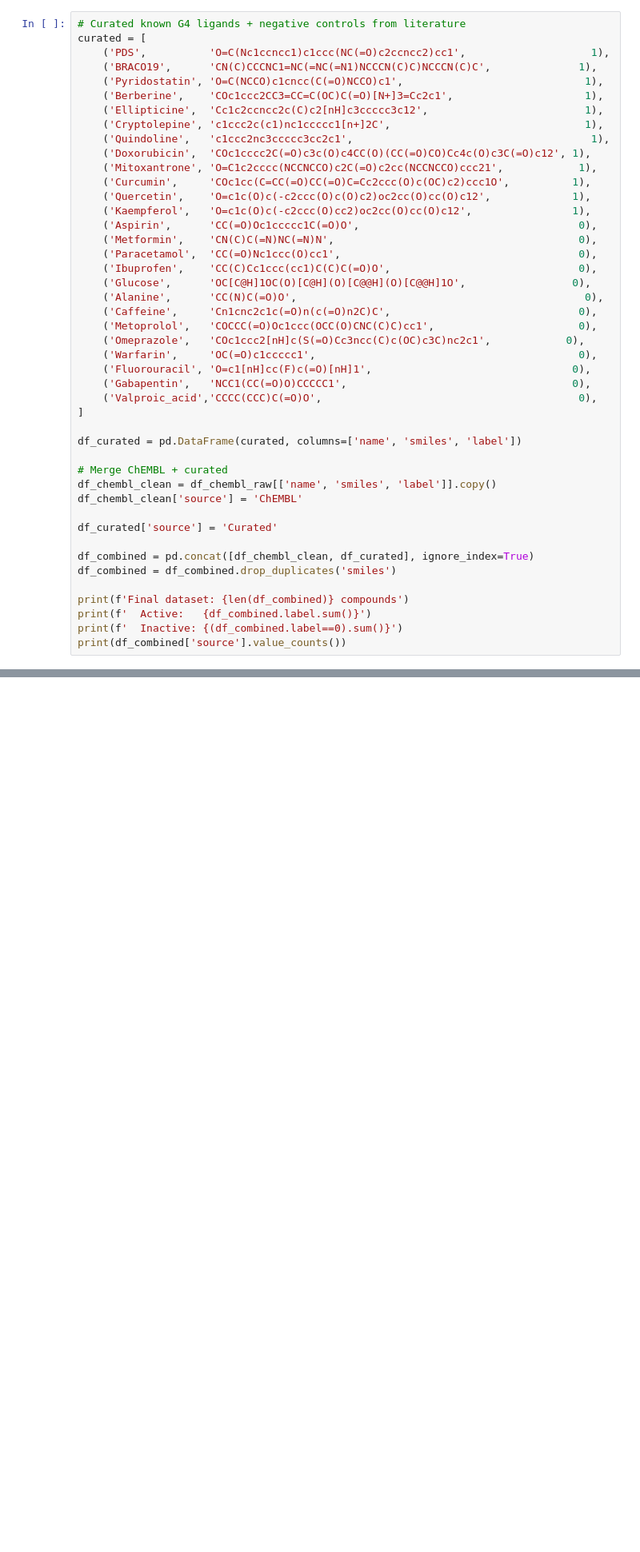
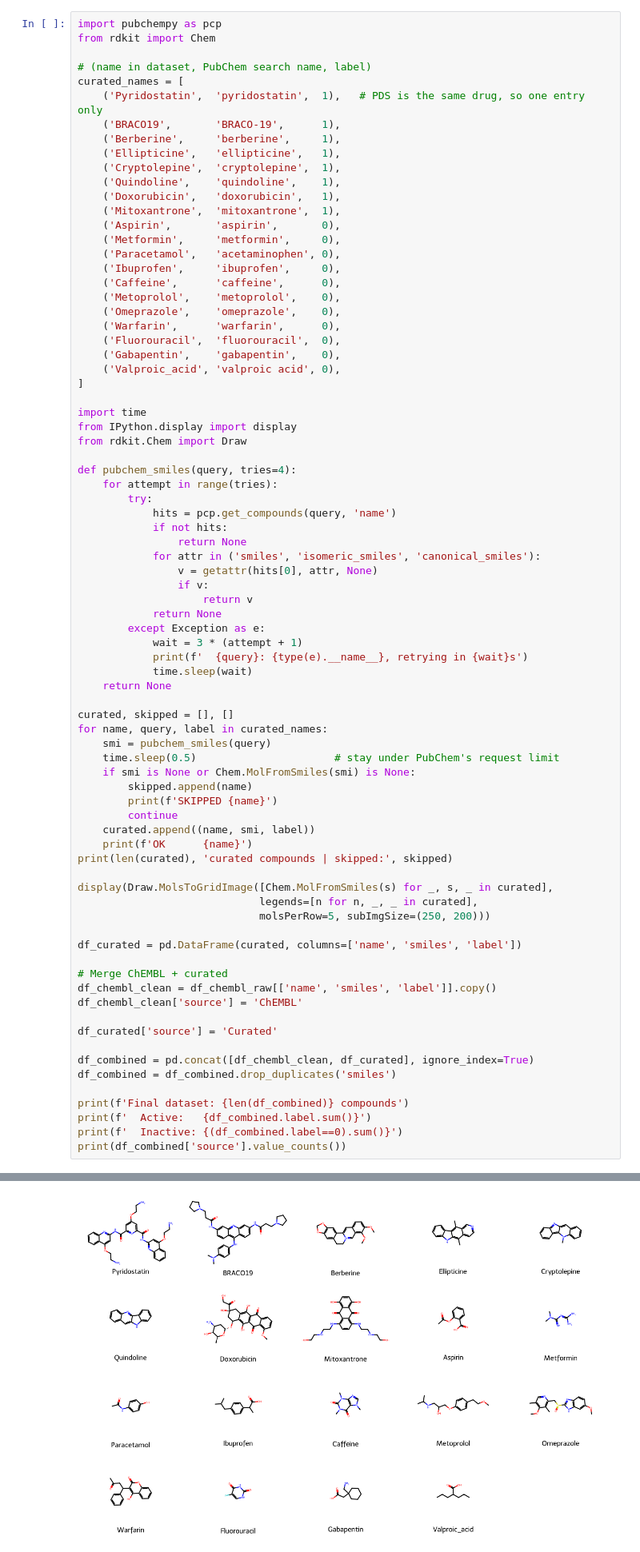
Before and after one commit to Agni-18/g4-ligand-classifier, a Jupyter notebook: g4_ligand_classifier_final.ipynb, the cells around one changed output, grey strips where cells are left out. Shown at 80% size. Drawn from its saved outputs; the diff is of its cells as text; blank space fills up the shorter version.

```diff
--- a/g4_ligand_classifier_final.ipynb
+++ b/g4_ligand_classifier_final.ipynb
@@ -77,32 +130,66 @@ After cleaning: 576 unique compounds
 # %%
-# Curated known G4 ligands + negative controls from literature
-curated = [
-    ('PDS',          'O=C(Nc1ccncc1)c1ccc(NC(=O)c2ccncc2)cc1',                    1),
-    ('BRACO19',      'CN(C)CCCNC1=NC(=NC(=N1)NCCCN(C)C)NCCCN(C)C',              1),
-    ('Pyridostatin', 'O=C(NCCO)c1cncc(C(=O)NCCO)c1',                             1),
-    ('Berberine',    'COc1ccc2CC3=CC=C(OC)C(=O)[N+]3=Cc2c1',                     1),
-    ('Ellipticine',  'Cc1c2ccncc2c(C)c2[nH]c3ccccc3c12',                         1),
-    ('Cryptolepine', 'c1ccc2c(c1)nc1ccccc1[n+]2C',                               1),
-    ('Quindoline',   'c1ccc2nc3ccccc3cc2c1',                                      1),
-    ('Doxorubicin',  'COc1cccc2C(=O)c3c(O)c4CC(O)(CC(=O)CO)Cc4c(O)c3C(=O)c12', 1),
-    ('Mitoxantrone', 'O=C1c2cccc(NCCNCCO)c2C(=O)c2cc(NCCNCCO)ccc21',            1),
-    ('Curcumin',     'COc1cc(C=CC(=O)CC(=O)C=Cc2ccc(O)c(OC)c2)ccc1O',          1),
-    ('Quercetin',    'O=c1c(O)c(-c2ccc(O)c(O)c2)oc2cc(O)cc(O)c12',             1),
-    ('Kaempferol',   'O=c1c(O)c(-c2ccc(O)cc2)oc2cc(O)cc(O)c12',                1),
-    ('Aspirin',      'CC(=O)Oc1ccccc1C(=O)O',                                   0),
-    ('Metformin',    'CN(C)C(=N)NC(=N)N',                                       0),
-    ('Paracetamol',  'CC(=O)Nc1ccc(O)cc1',                                      0),
-    ('Ibuprofen',    'CC(C)Cc1ccc(cc1)C(C)C(=O)O',                              0),
-    ('Glucose',      'OC[C@H]1OC(O)[C@H](O)[C@@H](O)[C@@H]1O',                 0),
-    ('Alanine',      'CC(N)C(=O)O',                                              0),
-    ('Caffeine',     'Cn1cnc2c1c(=O)n(c(=O)n2C)C',                              0),
-    ('Metoprolol',   'COCCC(=O)Oc1ccc(OCC(O)CNC(C)C)cc1',                       0),
-    ('Omeprazole',   'COc1ccc2[nH]c(S(=O)Cc3ncc(C)c(OC)c3C)nc2c1',            0),
-    ('Warfarin',     'OC(=O)c1ccccc1',                                          0),
-    ('Fluorouracil', 'O=c1[nH]cc(F)c(=O)[nH]1',                                0),
-    ('Gabapentin',   'NCC1(CC(=O)O)CCCCC1',                                    0),
-    ('Valproic_acid','CCCC(CCC)C(=O)O',                                         0),
+import pubchempy as pcp
+from rdkit import Chem
+
+# (name in dataset, PubChem search name, label)
+curated_names = [
+    ('Pyridostatin',  'pyridostatin',  1),   # PDS is the same drug, so one entry only
+    ('BRACO19',       'BRACO-19',      1),
+    ('Berberine',     'berberine',     1),
+    ('Ellipticine',   'ellipticine',   1),
+    ('Cryptolepine',  'cryptolepine',  1),
+    ('Quindoline',    'quindoline',    1),
+    ('Doxorubicin',   'doxorubicin',   1),
+    ('Mitoxantrone',  'mitoxantrone',  1),
+    ('Aspirin',       'aspirin',       0),
+    ('Metformin',     'metformin',     0),
+    ('Paracetamol',   'acetaminophen', 0),
+    ('Ibuprofen',     'ibuprofen',     0),
+    ('Caffeine',      'caffeine',      0),
+    ('Metoprolol',    'metoprolol',    0),
+    ('Omeprazole',    'omeprazole',    0),
+    ('Warfarin',      'warfarin',      0),
+    ('Fluorouracil',  'fluorouracil',  0),
+    ('Gabapentin',    'gabapentin',    0),
+    ('Valproic_acid', 'valproic acid', 0),
 ]
+
+import time
+from IPython.display import display
+from rdkit.Chem import Draw
+
+def pubchem_smiles(query, tries=4):
+    for attempt in range(tries):
+        try:
+            hits = pcp.get_compounds(query, 'name')
+            if not hits:
+                return None
+            for attr in ('smiles', 'isomeric_smiles', 'canonical_smiles'):
+                v = getattr(hits[0], attr, None)
+                if v:
+                    return v
+            return None
+        except Exception as e:
+            wait = 3 * (attempt + 1)
+            print(f'  {query}: {type(e).__name__}, retrying in {wait}s')
+            time.sleep(wait)
+    return None
+
+curated, skipped = [], []
+for name, query, label in curated_names:
+    smi = pubchem_smiles(query)
+    time.sleep(0.5)                      # stay under PubChem's request limit
+    if smi is None or Chem.MolFromSmiles(smi) is None:
+        skipped.append(name)
+        print(f'SKIPPED {name}')
+        continue
+    curated.append((name, smi, label))
+    print(f'OK      {name}')
+print(len(curated), 'curated compounds | skipped:', skipped)
+
+display(Draw.MolsToGridImage([Chem.MolFromSmiles(s) for _, s, _ in curated],
+                             legends=[n for n, _, _ in curated],
+                             molsPerRow=5, subImgSize=(250, 200)))
 
 df_curated = pd.DataFrame(curated, columns=['name', 'smiles', 'label'])
 
@@ -129,0 +230 @@ Name: count, dtype: int64
+[figure, added]
```
Also changed, not shown: parts of 17 cells of this notebook, 8 other files.
